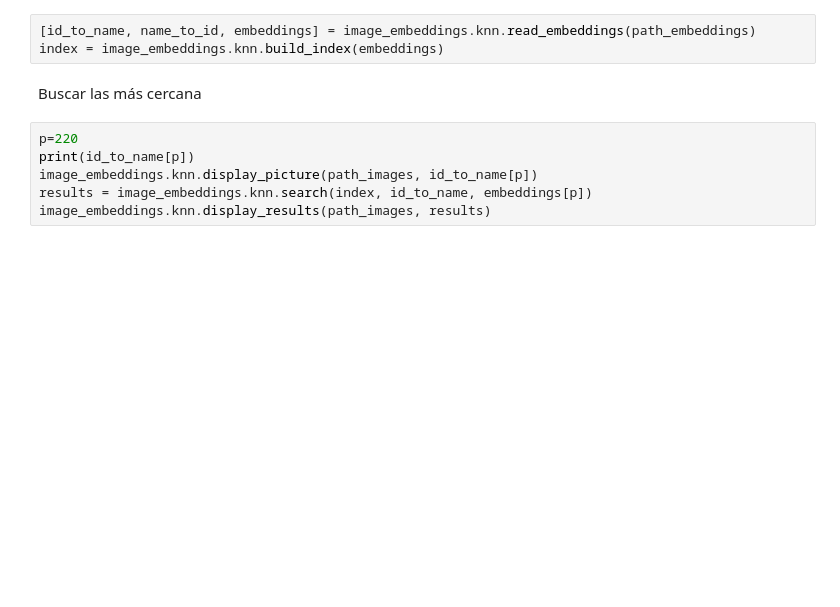
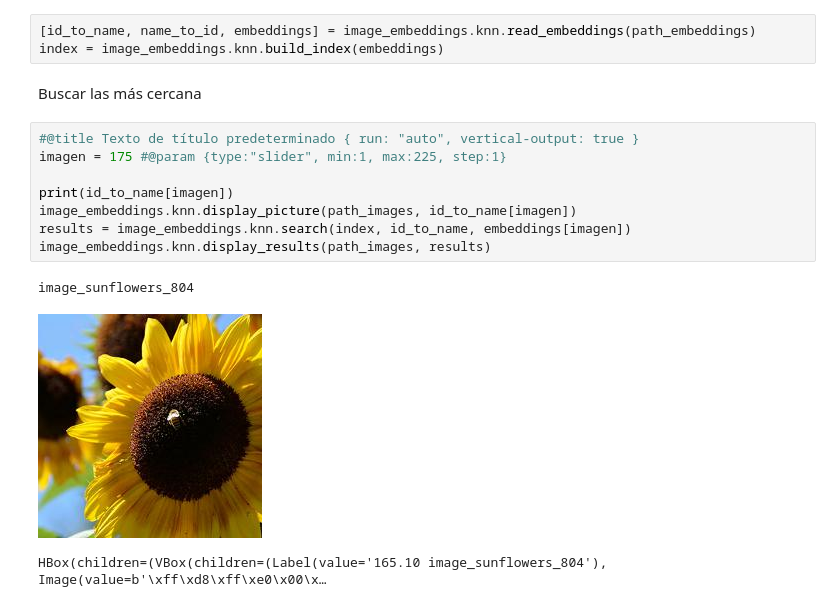
Before and after one commit to mleyvaz/vision-computadoras, a Jupyter notebook: Embeddings.ipynb, the cells around one changed output. Cells and saved outputs as stored; diff of their text form; blank space fills up the shorter version.

```diff
--- a/Embeddings.ipynb
+++ b/Embeddings.ipynb
@@ -36,8 +91,14 @@ index = image_embeddings.knn.build_index(embeddings)
 # %% [markdown]
 Buscar las más cercana
 # %%
-p=220
-print(id_to_name[p])
-image_embeddings.knn.display_picture(path_images, id_to_name[p])
-results = image_embeddings.knn.search(index, id_to_name, embeddings[p])
+#@title Texto de título predeterminado { run: "auto", vertical-output: true }
+imagen = 175 #@param {type:"slider", min:1, max:225, step:1}
+
+print(id_to_name[imagen])
+image_embeddings.knn.display_picture(path_images, id_to_name[imagen])
+results = image_embeddings.knn.search(index, id_to_name, embeddings[imagen])
 image_embeddings.knn.display_results(path_images, results)
+# %% [output]
+image_sunflowers_804
+[figure, added]
+HBox(children=(VBox(children=(Label(value='165.10 image_sunflowers_804'), Image(value=b'\xff\xd8\xff\xe0\x00\x…
```
Also changed, not shown: parts of 4 cells of this notebook.
